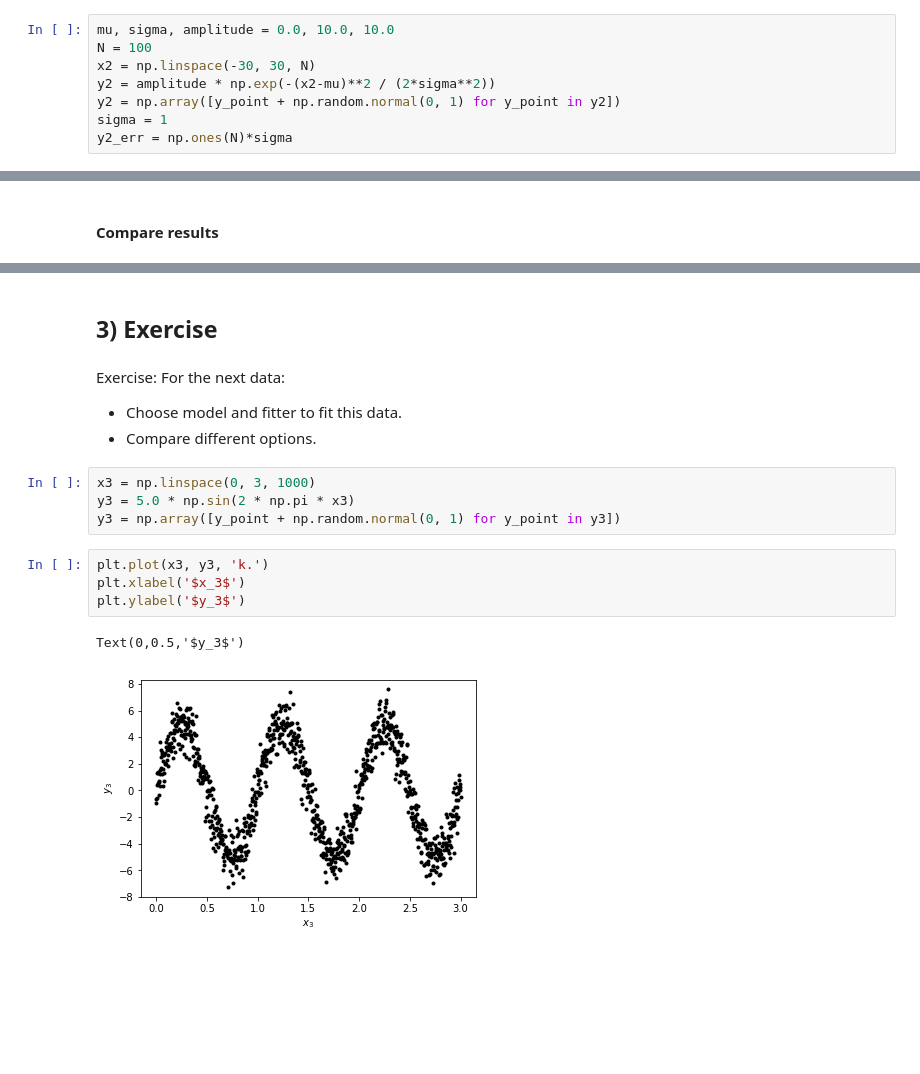
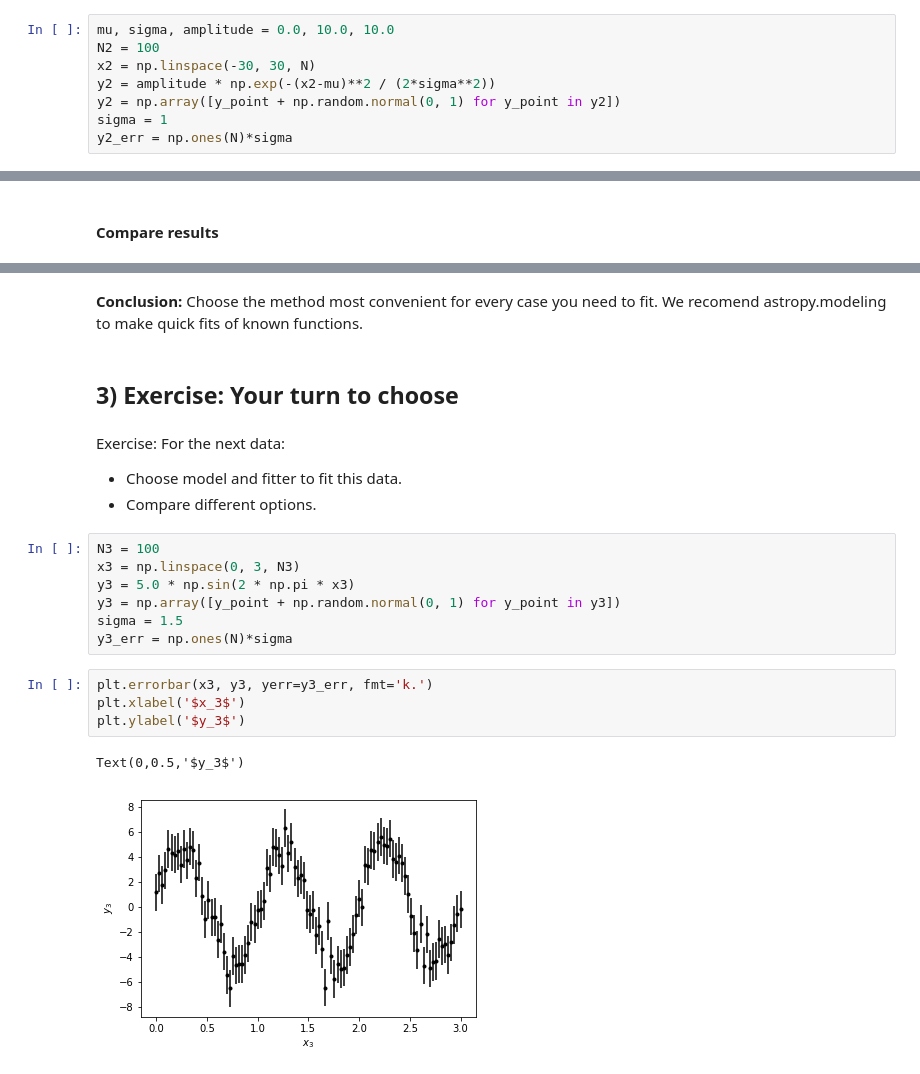
Before and after one commit to rkiman/Tutorials, a Jupyter notebook: Models-Quick-Fit/Models-Quick-Fit.ipynb, the cells around one changed output, grey strips where cells are left out. Saved outputs shown, nothing was run; the diff lists cells and outputs as text; blank space fills up the shorter version.

```diff
--- a/Models-Quick-Fit/Models-Quick-Fit.ipynb
+++ b/Models-Quick-Fit/Models-Quick-Fit.ipynb
@@ -159,6 +221,6 @@ New data: Gaussian distribution
 # %%
 mu, sigma, amplitude = 0.0, 10.0, 10.0
-N = 100
+N2 = 100
 x2 = np.linspace(-30, 30, N)
 y2 = amplitude * np.exp(-(x2-mu)**2 / (2*sigma**2))
 y2 = np.array([y_point + np.random.normal(0, 1) for y_point in y2])
@@ -219,17 +321,22 @@ Text(0,0.5,'$y_2$')
+# %% [markdown]
+**Conclusion:** Choose the method most convenient for every case you need to fit. We recomend astropy.modeling to make quick fits of known functions.
 # %% [markdown]
-## 3) Exercise
+## 3) Exercise: Your turn to choose
 # %% [markdown]
 Exercise: For the next data:
 * Choose model and fitter to fit this data.
 * Compare different options.
 # %%
-x3 = np.linspace(0, 3, 1000)
+N3 = 100
+x3 = np.linspace(0, 3, N3)
 y3 = 5.0 * np.sin(2 * np.pi * x3)
 y3 = np.array([y_point + np.random.normal(0, 1) for y_point in y3])
+sigma = 1.5
+y3_err = np.ones(N)*sigma
 # %%
-plt.plot(x3, y3, 'k.')
+plt.errorbar(x3, y3, yerr=y3_err, fmt='k.')
 plt.xlabel('$x_3$')
 plt.ylabel('$y_3$')
 # %% [output]
 Text(0,0.5,'$y_3$')
-[figure, old version]
+[figure, new version]
```
Also changed, not shown: parts of 62 cells of this notebook.
